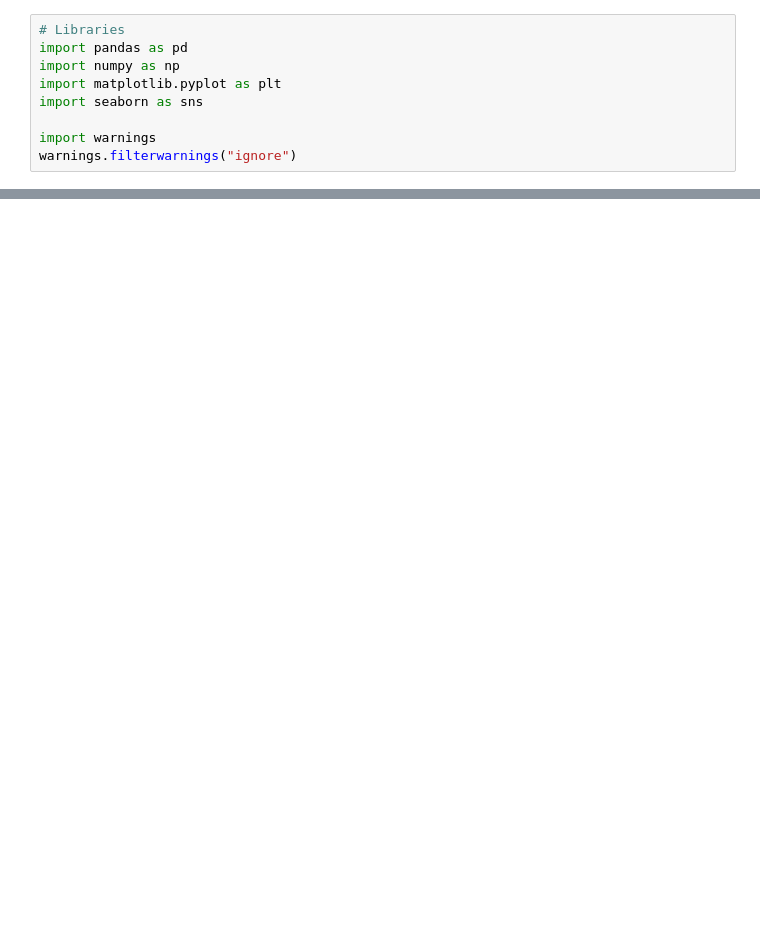
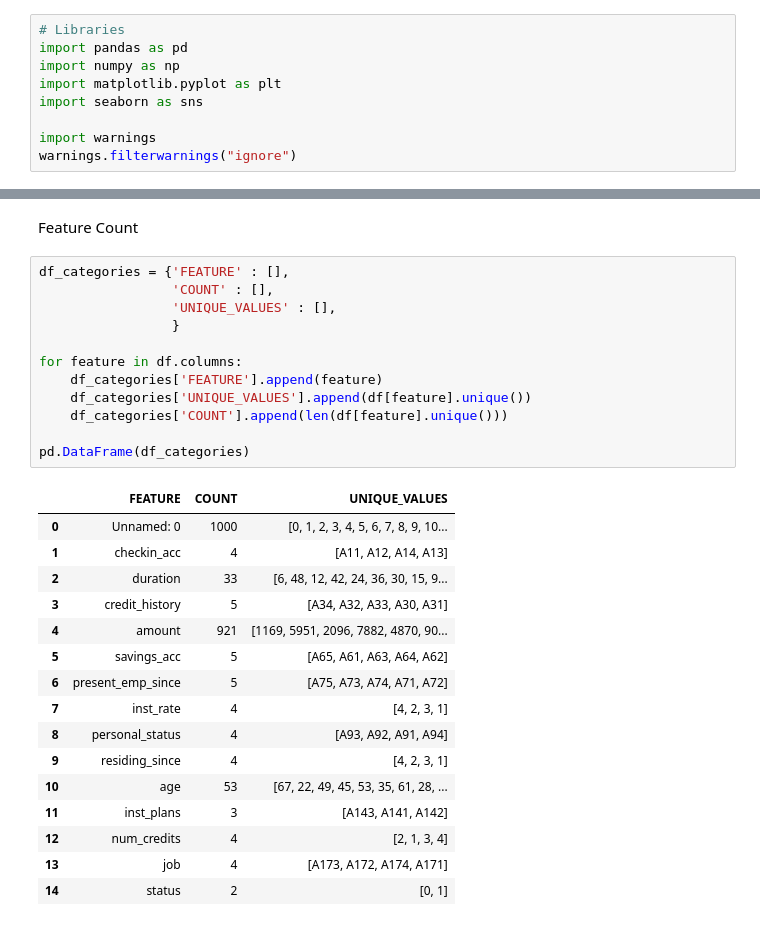
Before and after one commit to ameyak2310/Classifier_GermanCreditRating, a Jupyter notebook: notebooks/eda.ipynb, the cells around one changed output, grey strips where cells are left out. Saved outputs shown, nothing was run; the diff lists cells and outputs as text; blank space fills up the shorter version.

```diff
--- a/notebooks/eda.ipynb
+++ b/notebooks/eda.ipynb
@@ -352,0 +47,31 @@ weighted avg       0.78      0.58      0.58       300
+# %% [markdown]
+Feature Count
+# %%
+df_categories = {'FEATURE' : [],
+                 'COUNT' : [],
+                 'UNIQUE_VALUES' : [],
+                 }
+
+for feature in df.columns:
+    df_categories['FEATURE'].append(feature)
+    df_categories['UNIQUE_VALUES'].append(df[feature].unique())
+    df_categories['COUNT'].append(len(df[feature].unique()))
+
+pd.DataFrame(df_categories)
+# %% [output]
+|  | FEATURE | COUNT | UNIQUE_VALUES |
+| 0 | Unnamed: 0 | 1000 | [0, 1, 2, 3, 4, 5, 6, 7, 8, 9, 10... |
+| 1 | checkin_acc | 4 | [A11, A12, A14, A13] |
+| 2 | duration | 33 | [6, 48, 12, 42, 24, 36, 30, 15, 9... |
+| 3 | credit_history | 5 | [A34, A32, A33, A30, A31] |
+| 4 | amount | 921 | [1169, 5951, 2096, 7882, 4870, 90... |
+| 5 | savings_acc | 5 | [A65, A61, A63, A64, A62] |
+| 6 | present_emp_since | 5 | [A75, A73, A74, A71, A72] |
+| 7 | inst_rate | 4 | [4, 2, 3, 1] |
+| 8 | personal_status | 4 | [A93, A92, A91, A94] |
+| 9 | residing_since | 4 | [4, 2, 3, 1] |
+| 10 | age | 53 | [67, 22, 49, 45, 53, 35, 61, 28, ... |
+| 11 | inst_plans | 3 | [A143, A141, A142] |
+| 12 | num_credits | 4 | [2, 1, 3, 4] |
+| 13 | job | 4 | [A173, A172, A174, A171] |
+| 14 | status | 2 | [0, 1] |
```
Also changed, not shown: parts of 36 cells of this notebook, 3 other files.
